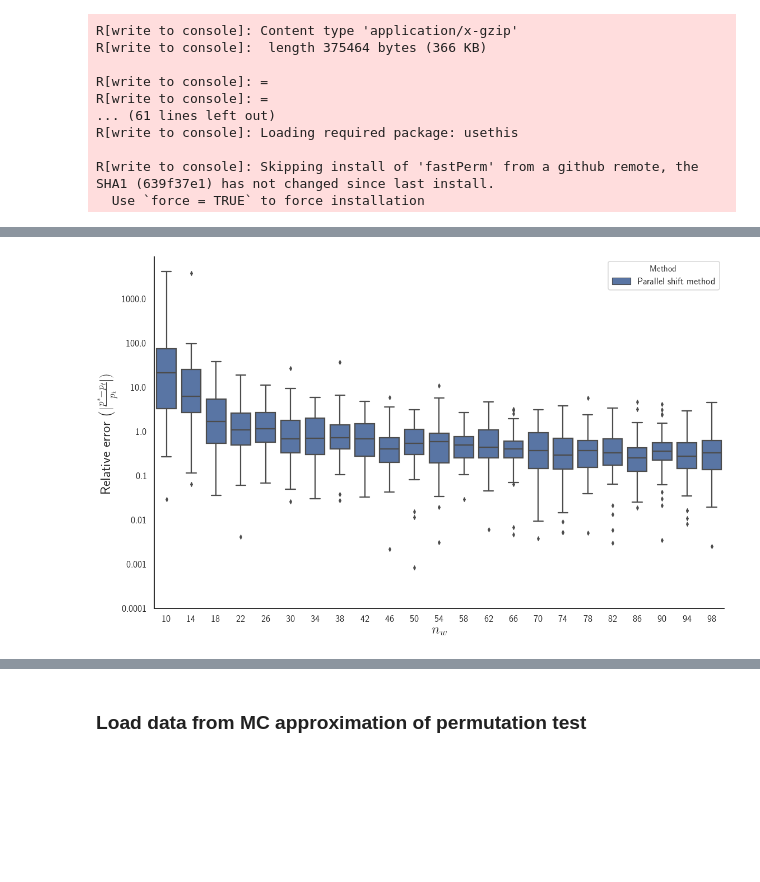
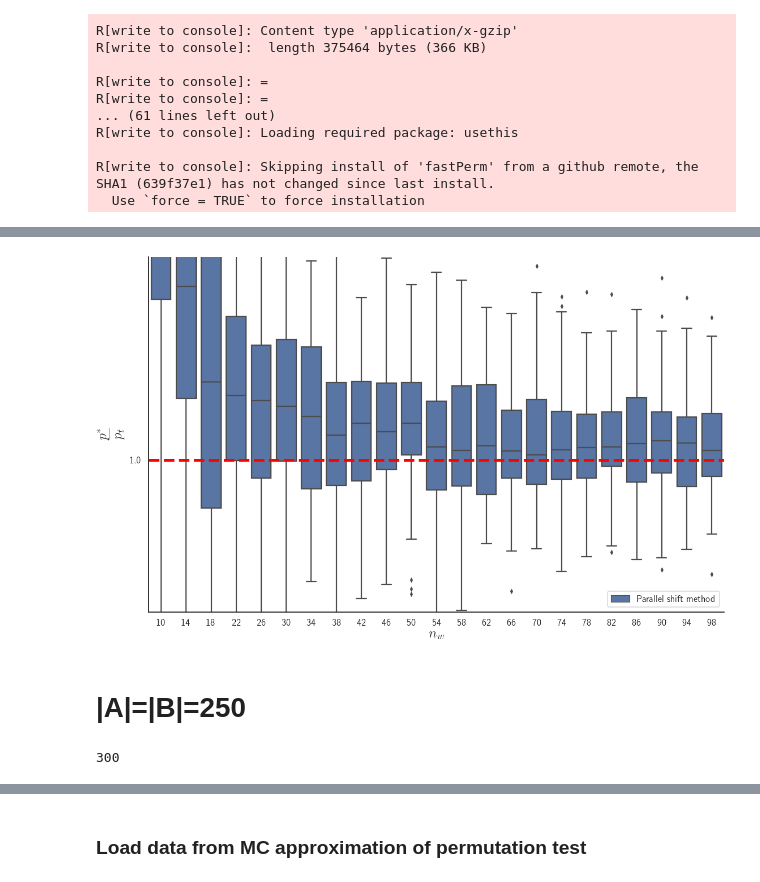
Before and after one commit to statisticalbiotechnology/parallelPermutationTest, a Jupyter notebook: Comparison 2 Accuracy-NEW.ipynb, the cells around one changed output, grey strips where cells are left out. Cells and saved outputs as stored; diff of their text form; code cells hidden in the pictures; blank space fills up the shorter version.

Commit message:
frac accuracy plots (fixed y-labe)

```diff
--- a/Comparison 2 Accuracy-NEW.ipynb
+++ b/Comparison 2 Accuracy-NEW.ipynb
@@ -160,7 +160,8 @@ def preparePandas(timeData, sampleSizes,label=None):
     return preparePd
 
 def SNSMultipleboxPlot(allEerrorList, Bin, allMWUList=None, allFPList=None, log=True,
-                       path=None, test_type="setSize", relError=True):
+                       path=None, test_type="setSize", relError=True, dashed=False,
+                       ylim=False):
 
     plt.figure(figsize=(16, 10))
 
@@ -199,6 +200,8 @@ def SNSMultipleboxPlot(allEerrorList, Bin, allMWUList=None, allFPList=None, log=
 
 
 
+
+
     if log:
         if allFPList and allMWUList:
             MAX = max(np.max(allEerrorList), np.max(allFPList), np.max(allMWUList))
@@ -214,10 +217,22 @@ def SNSMultipleboxPlot(allEerrorList, Bin, allMWUList=None, allFPList=None, log=
             MIN = np.min(allEerrorList)
 
 
+        if dashed:
+            plt.axhline(0, ls='--', color="red", linewidth=5)
+
 
         RANGE = np.arange(np.floor(MIN), np.ceil(MAX))
+        #plt.plot(RANGE,[0] * len(Bin), 'r--')
         plt.yticks(RANGE, 10.0**RANGE)
 
+
+
+
+    plt.legend().set_title('')
+
+
+    if ylim:
+        plt.ylim(np.log10(ylim[0]) ,np.log10(ylim[1]))
 
 
 
@@ -323,4 +458,12 @@ SNSMultipleboxPlot(allEerrorNwFrac, N_w, test_type="windowSize", relError=False,
 # %%
-SNSMultipleboxPlot(allEerrorNw, N_w, test_type="windowSize", path="./figures/accuracy/windowSize")
+SNSMultipleboxPlot(allEerrorNwFrac5, N_w, test_type="windowSize",
+                   relError=False,path="./figures/accuracy/windowSize",
+                  dashed=True, ylim=[0.3, 5])
 # %% [output]
-[figure, old version]
+[figure, new version]
+# %% [markdown]
+# |A|=|B|=250
+# %%
+n6 = setSize[6];n6
+# %% [output]
+300
```
Also changed, not shown: parts of 37 cells of this notebook, 3 other files.
